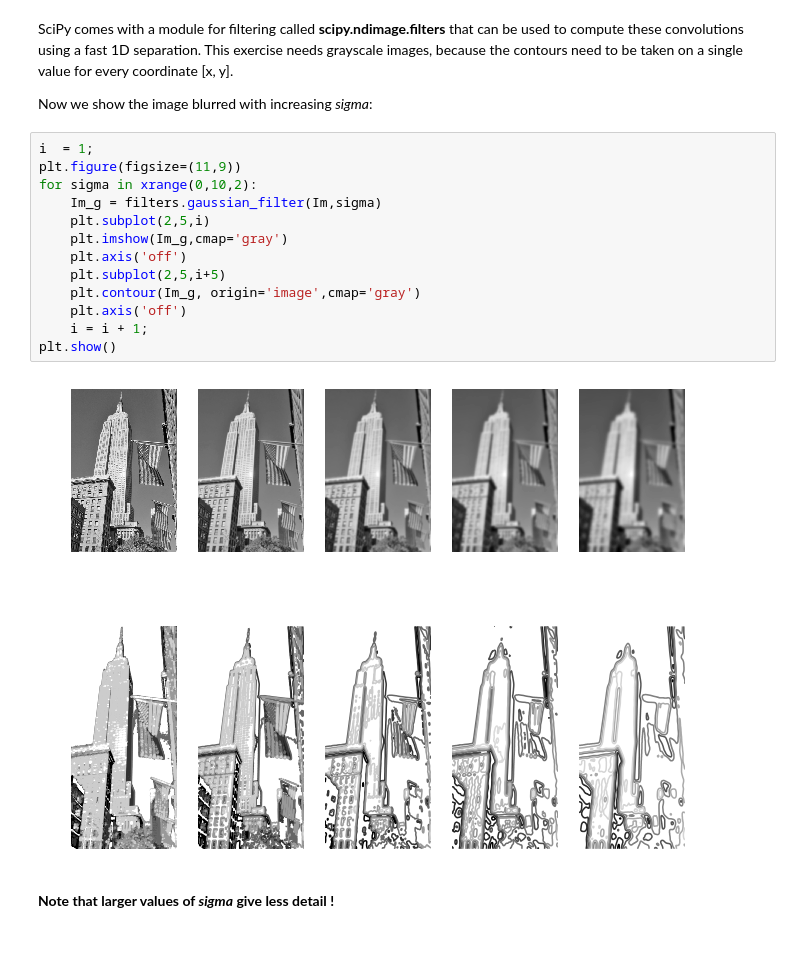
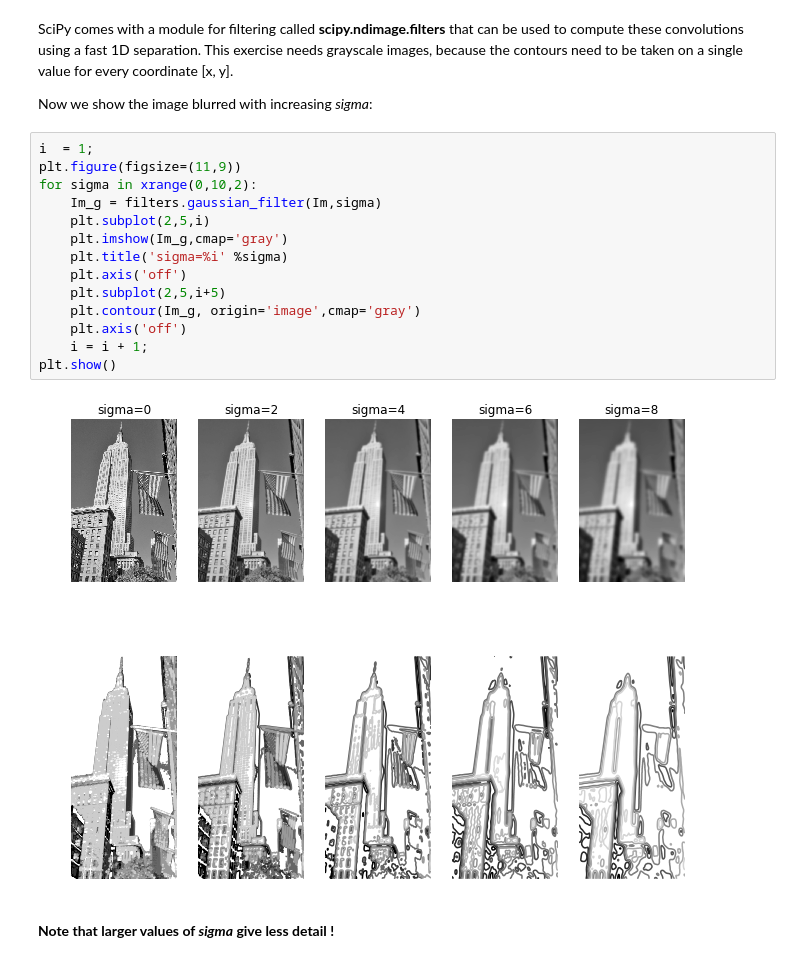
Before and after one commit to opi-lab/preliminares-JesusPinedaC, a Jupyter notebook: ch01-ex1.ipynb, the cells around one changed output. Saved outputs shown, nothing was run; the diff lists cells and outputs as text.

```diff
--- a/ch01-ex1.ipynb
+++ b/ch01-ex1.ipynb
@@ -30,17 +30,18 @@ Now we show the image blurred with increasing *sigma*:
 # %%
 i  = 1;
 plt.figure(figsize=(11,9))
 for sigma in xrange(0,10,2):
     Im_g = filters.gaussian_filter(Im,sigma)
     plt.subplot(2,5,i)
     plt.imshow(Im_g,cmap='gray')
+    plt.title('sigma=%i' %sigma)
     plt.axis('off')
     plt.subplot(2,5,i+5)
     plt.contour(Im_g, origin='image',cmap='gray')
     plt.axis('off')
     i = i + 1;
 plt.show()
 # %% [output]
-[figure, old version]
+[figure, new version]
 # %% [markdown]
 **Note that larger values of *sigma* give less detail !**
```
